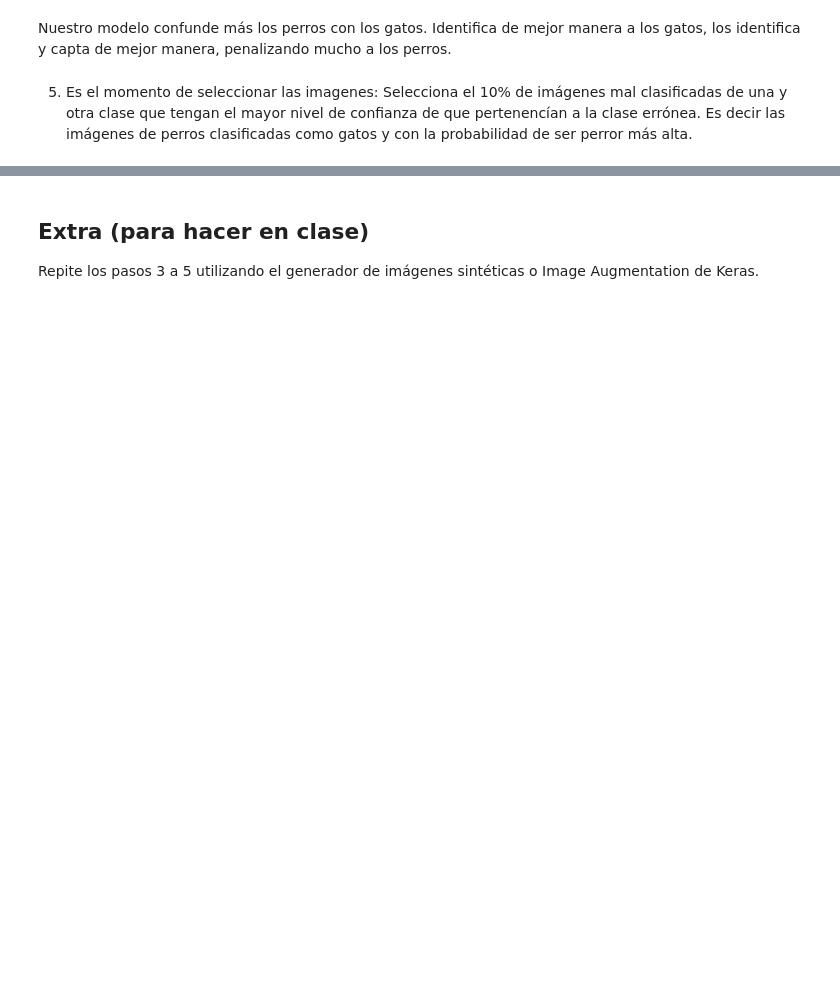
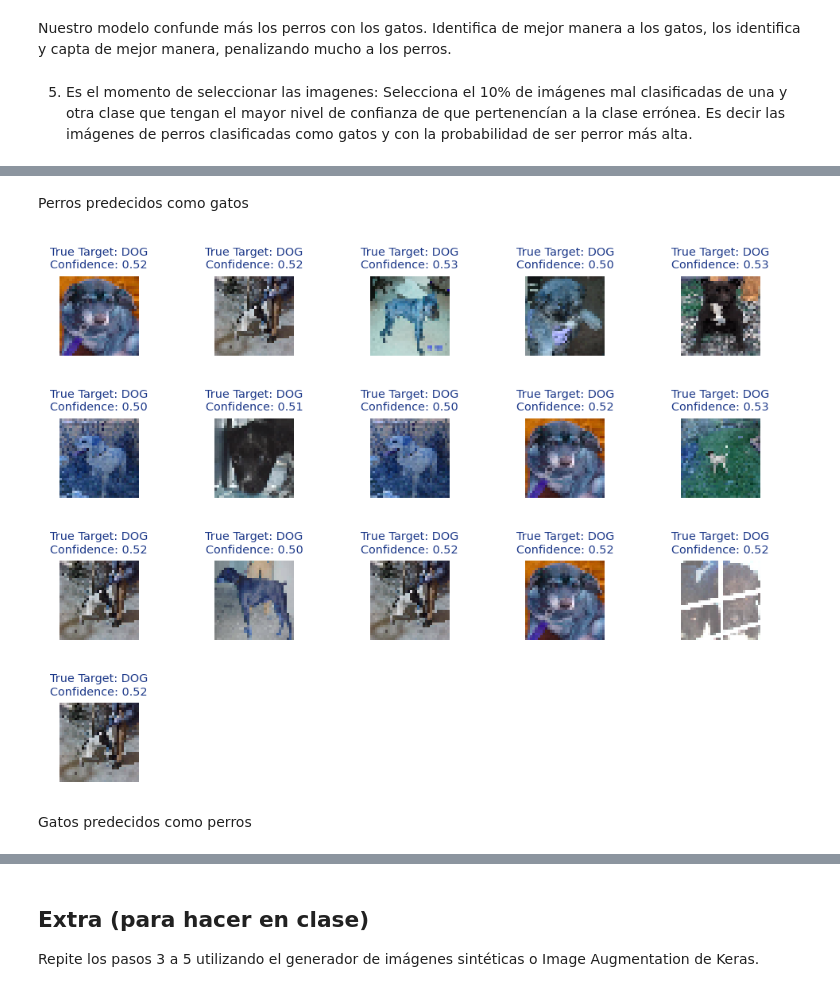
Before and after one commit to aaerror/ONLINE_DS_THEBRIDGE_AAC, a Jupyter notebook: deep_learning/sprint_16/redes_convolucionales/cnn.ipynb, the cells around one changed output, grey strips where cells are left out. Drawn from its saved outputs; the diff is of its cells as text; code cells hidden in the pictures; blank space fills up the shorter version.

```diff
--- a/deep_learning/sprint_16/redes_convolucionales/cnn.ipynb
+++ b/deep_learning/sprint_16/redes_convolucionales/cnn.ipynb
@@ -569,0 +599,17 @@ ValueError: Per-column arrays must each be 1-dimensional
+# %%
+results = pd.DataFrame(
+	{
+		"Target": [file.split(".")[0] for file in test_map],
+		"Target Category": [
+			0 if file.split(".")[0] == "cat" else 1 for file in test_map
+		],
+		"Prediction": [
+			1 if prediction[0] > .5 else 0 for prediction in predicts
+		],
+		"Confidence": [
+			(1 - prediction[0]) if prediction[0] <= .5 else prediction[0] for prediction in predicts
+		]
+	}
+)
+
+results.sample(10)
@@ -569,0 +628,16 @@ ValueError: Per-column arrays must each be 1-dimensional
+# %% [markdown]
+Perros predecidos como gatos
+# %%
+expr = "Target == 'dog' and `Target Category` != Prediction"
+df_err_dogs = results.query(expr).sort_values(
+	by="Confidence",
+	ascending=True
+).copy()
+# %%
+errors = int(df_err_dogs.shape[0] * .1)
+idx = df_err_dogs[:errors].index
+show_images(errors, df_test[idx], df_err_dogs.loc[idx, :])
+# %% [output]
+[figure, added]
+# %% [markdown]
+Gatos predecidos como perros
```
Also changed, not shown: parts of 17 cells of this notebook.
